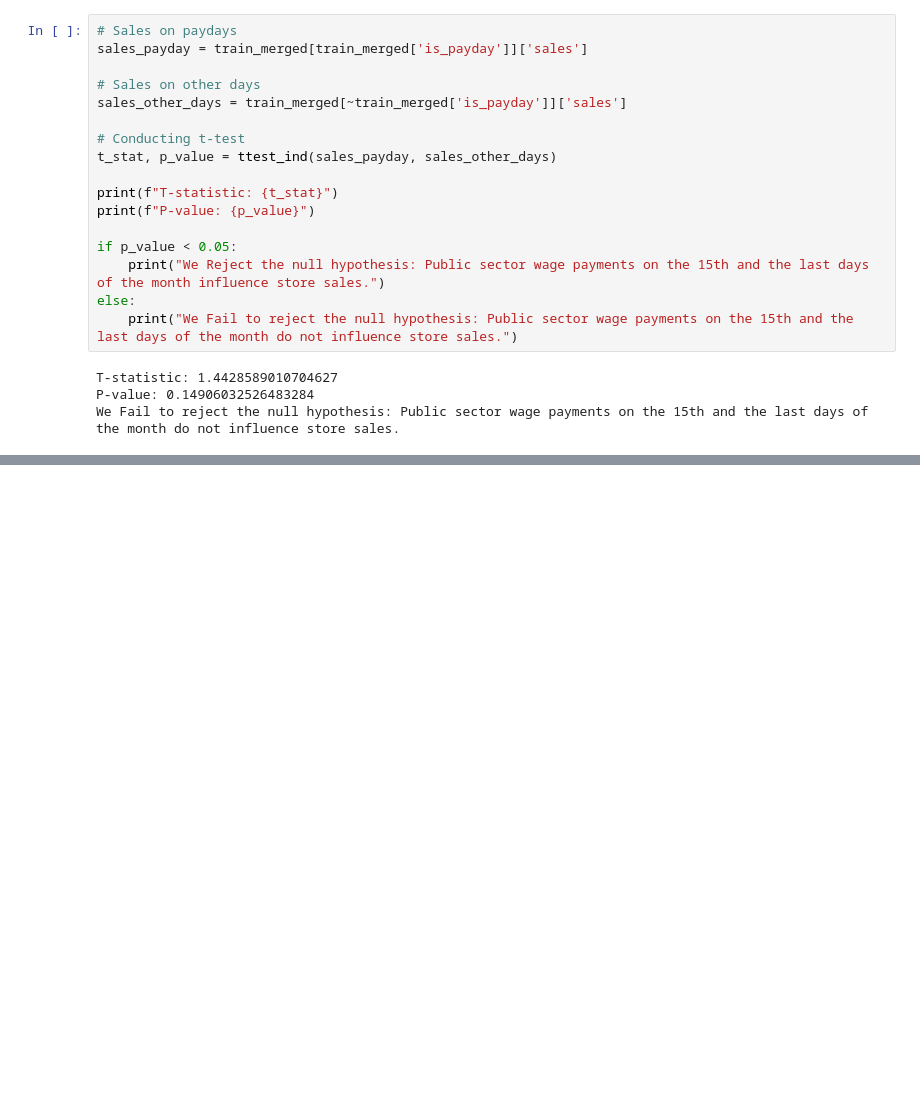
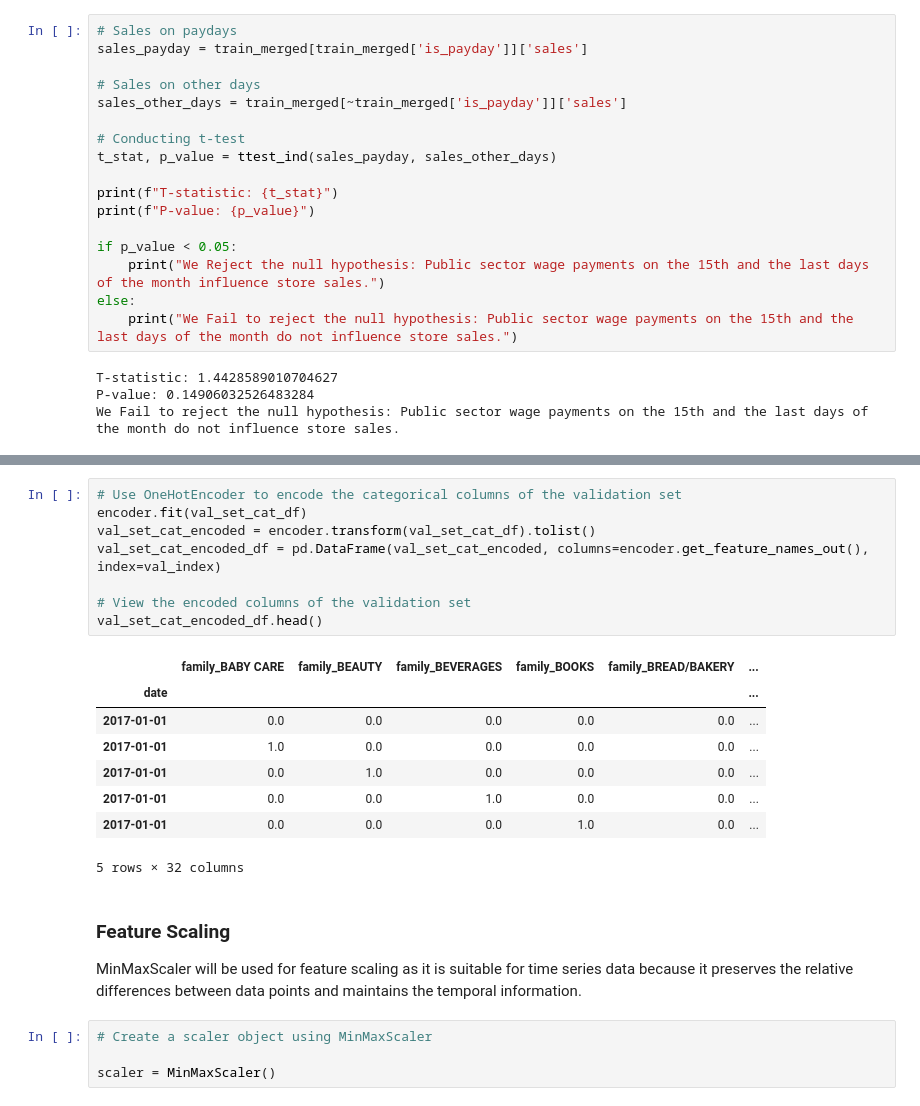
Before and after one commit to GlennRockson/Store_Sales_Predictions, a Jupyter notebook: main.ipynb, the cells around one changed output, grey strips where cells are left out. Cells and saved outputs as stored; diff of their text form; blank space fills up the shorter version.

```diff
--- a/main.ipynb
+++ b/main.ipynb
@@ -1245,0 +1451,25 @@ We Fail to reject the null hypothesis: Public sector wage payments on the 15th a
+# %%
+# Use OneHotEncoder to encode the categorical columns of the validation set
+encoder.fit(val_set_cat_df)
+val_set_cat_encoded = encoder.transform(val_set_cat_df).tolist()
+val_set_cat_encoded_df = pd.DataFrame(val_set_cat_encoded, columns=encoder.get_feature_names_out(), index=val_index)
+
+# View the encoded columns of the validation set
+val_set_cat_encoded_df.head()
+# %% [output]
+|  | family_BABY CARE | family_BEAUTY | family_BEVERAGES | family_BOOKS | family_BREAD/BAKERY | ... |
+| date |  |  |  |  |  | ... |
+| 2017-01-01 | 0.0 | 0.0 | 0.0 | 0.0 | 0.0 | ... |
+| 2017-01-01 | 1.0 | 0.0 | 0.0 | 0.0 | 0.0 | ... |
+| 2017-01-01 | 0.0 | 1.0 | 0.0 | 0.0 | 0.0 | ... |
+| 2017-01-01 | 0.0 | 0.0 | 1.0 | 0.0 | 0.0 | ... |
+| 2017-01-01 | 0.0 | 0.0 | 0.0 | 1.0 | 0.0 | ... |
+5 rows × 32 columns
+# %% [markdown]
+### Feature Scaling
+
+MinMaxScaler will be used for feature scaling as it is suitable for time series data because it preserves the relative differences between data points and maintains the temporal information.
+# %%
+# Create a scaler object using MinMaxScaler
+
+scaler = MinMaxScaler()
```
Also changed, not shown: parts of 26 cells of this notebook, 1 other file.
